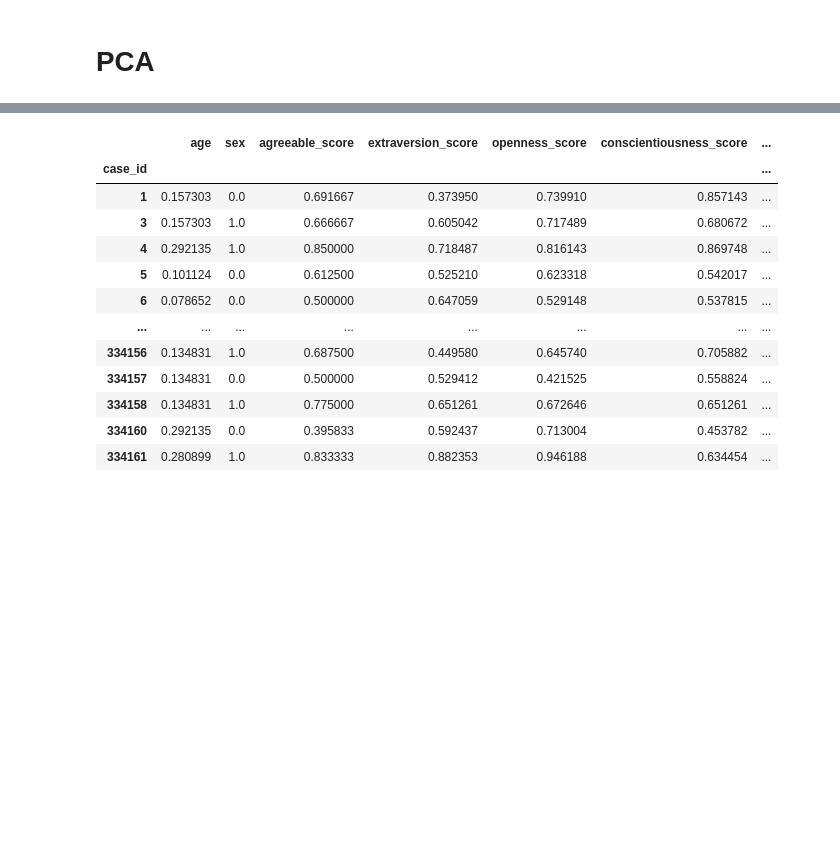
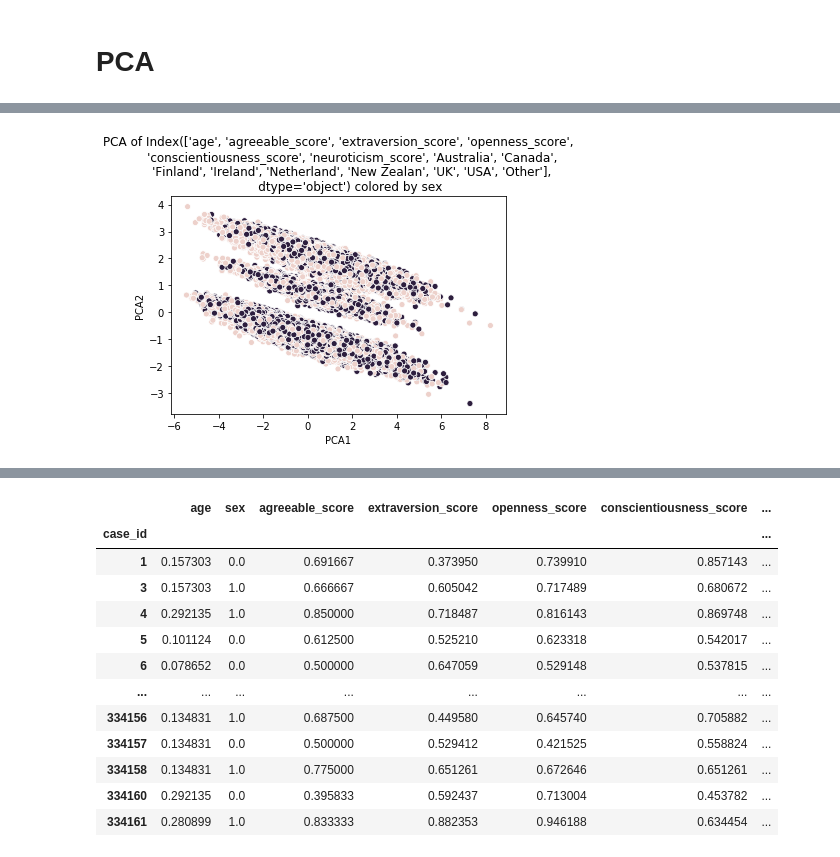
Before and after one commit to efratkohen/Big_five, a Jupyter notebook: Big Five - preprocessing.ipynb, the cells around one changed output, grey strips where cells are left out. Drawn from its saved outputs; the diff is of its cells as text; code cells hidden in the pictures; blank space fills up the shorter version.

```diff
--- a/Big Five - preprocessing.ipynb
+++ b/Big Five - preprocessing.ipynb
@@ -211,0 +371,6 @@ _=pca_plot(data_country, Personality_Traits_list)
+# %%
+_=pca_plot(data_country, data_country.columns.drop(eastern_cultur))
+
+#data_country.columns
+# %% [output]
+[figure, added]
```
Also changed, not shown: parts of 8 cells of this notebook, 2 other files.
